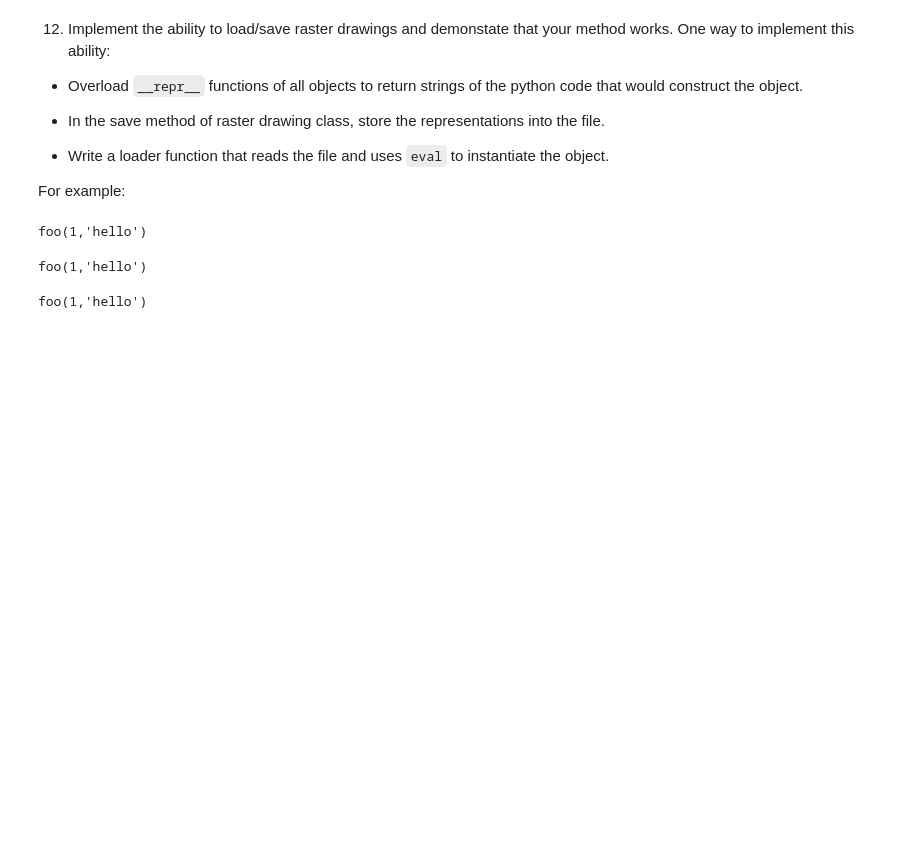
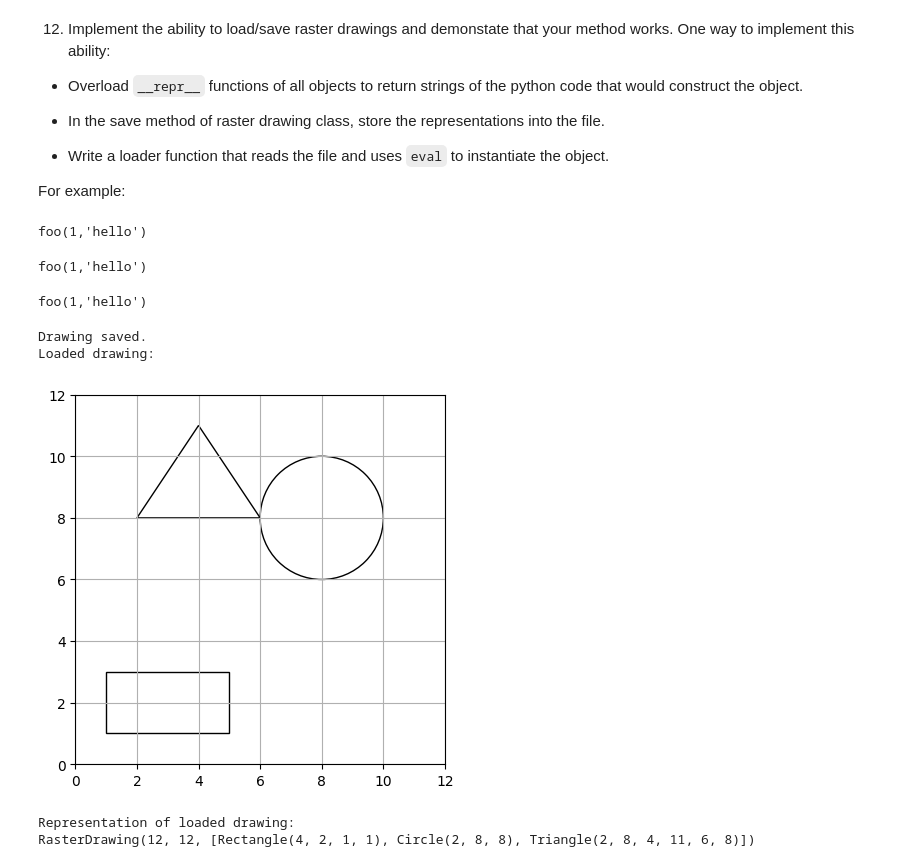
Before and after one commit to George-12104014/DATA3402.Spring.2026, a Jupyter notebook: Labs/Lab.4/Lab.4.ipynb, the cells around one changed output. Drawn from its saved outputs; the diff is of its cells as text; code cells hidden in the pictures; blank space fills up the shorter version.

```diff
--- a/Labs/Lab.4/Lab.4.ipynb
+++ b/Labs/Lab.4/Lab.4.ipynb
@@ -1057,3 +1060,26 @@ ff_reloaded=foo_loader("Test.foo")
 ff_reloaded
 # %% [output]
 foo(1,'hello')
+# %%
+from paint import RasterDrawing, Rectangle, Circle, Triangle, load_drawing
+
+drawing2 = RasterDrawing(12, 12)
+drawing2.add_shape(Rectangle(4, 2, 1, 1))
+drawing2.add_shape(Circle(2, 8, 8))
+drawing2.add_shape(Triangle(2, 8, 4, 11, 6, 8))
+
+drawing2.save("my_drawing.txt")
+print("Drawing saved.")
+
+loaded_drawing = load_drawing("my_drawing.txt")
+print("Loaded drawing:")
+loaded_drawing.paint()
+
+print("Representation of loaded drawing:")
+print(repr(loaded_drawing))
+# %% [output]
+Drawing saved.
+Loaded drawing:
+[figure, added]
+Representation of loaded drawing:
+RasterDrawing(12, 12, [Rectangle(4, 2, 1, 1), Circle(2, 8, 8), Triangle(2, 8, 4, 11, 6, 8)])
```
Also changed, not shown: parts of 1 cell of this notebook.
